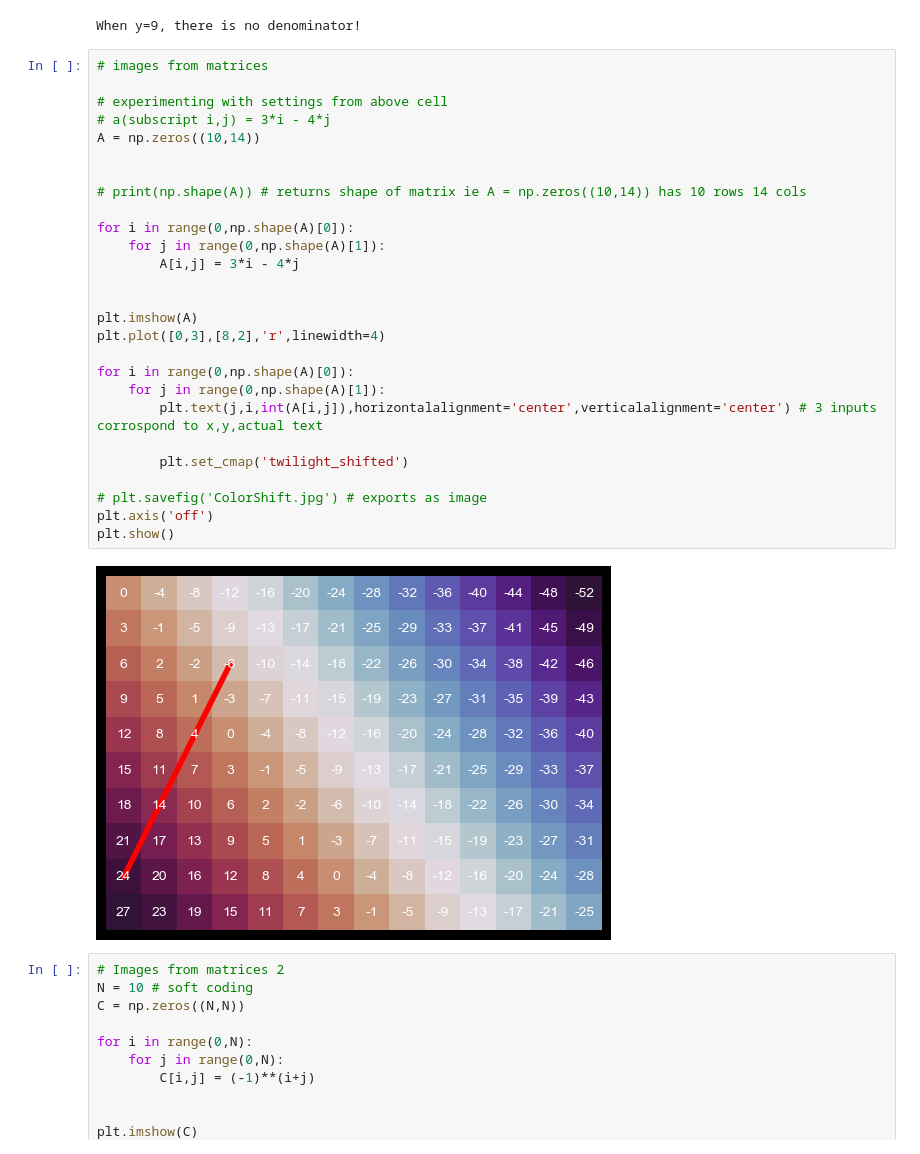
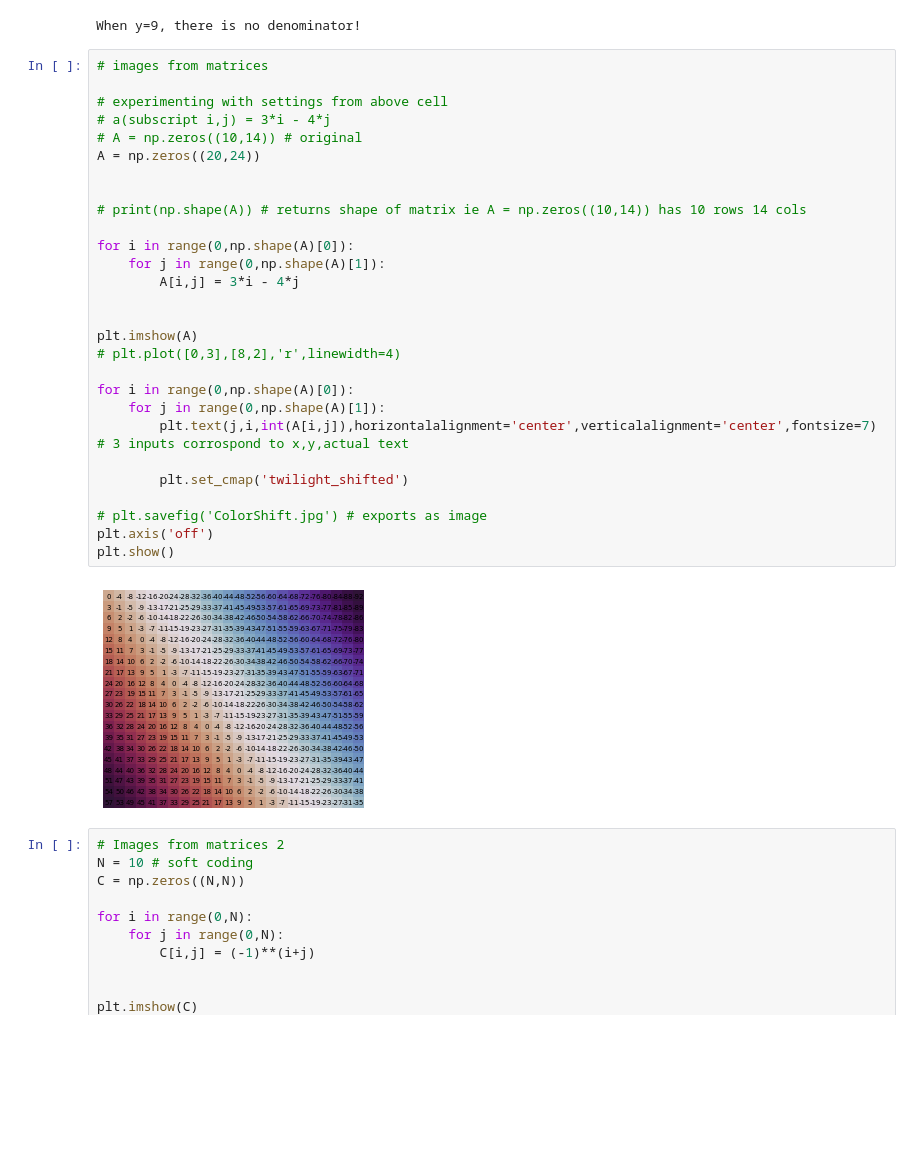
Before and after one commit to Nefari0/python-math, a Jupyter notebook: Math Collections.ipynb, the cells around one changed output. Cells and saved outputs as stored; diff of their text form; blank space fills up the shorter version.

```diff
--- a/Math Collections.ipynb
+++ b/Math Collections.ipynb
@@ -684,32 +684,33 @@ When y=9, there is no denominator!
 # %%
 # images from matrices
 
 # experimenting with settings from above cell
 # a(subscript i,j) = 3*i - 4*j
-A = np.zeros((10,14))
+# A = np.zeros((10,14)) # original
+A = np.zeros((20,24))
 
 
 # print(np.shape(A)) # returns shape of matrix ie A = np.zeros((10,14)) has 10 rows 14 cols
 
 for i in range(0,np.shape(A)[0]):
     for j in range(0,np.shape(A)[1]):
         A[i,j] = 3*i - 4*j
 
 
 plt.imshow(A)
-plt.plot([0,3],[8,2],'r',linewidth=4)
+# plt.plot([0,3],[8,2],'r',linewidth=4)
 
 for i in range(0,np.shape(A)[0]):
     for j in range(0,np.shape(A)[1]):
-        plt.text(j,i,int(A[i,j]),horizontalalignment='center',verticalalignment='center') # 3 inputs corrospond to x,y,actual text
+        plt.text(j,i,int(A[i,j]),horizontalalignment='center',verticalalignment='center',fontsize=7) # 3 inputs corrospond to x,y,actual text
 
         plt.set_cmap('twilight_shifted')
 
 # plt.savefig('ColorShift.jpg') # exports as image
 plt.axis('off')
 plt.show()
 # %% [output]
-[figure, old version]
+[figure, new version]
 # %%
 # Images from matrices 2
 N = 10 # soft coding
```
Also changed, not shown: parts of 11 cells of this notebook.
